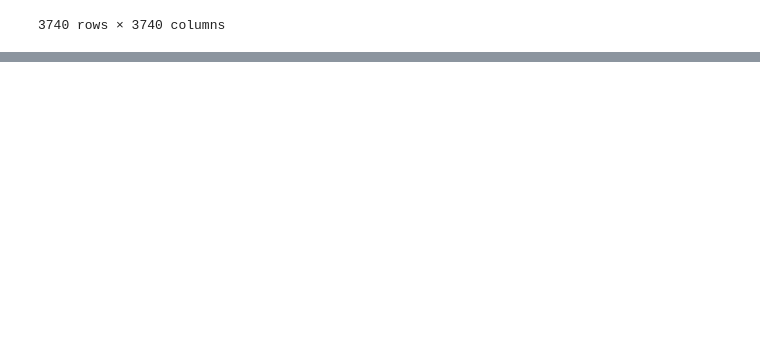
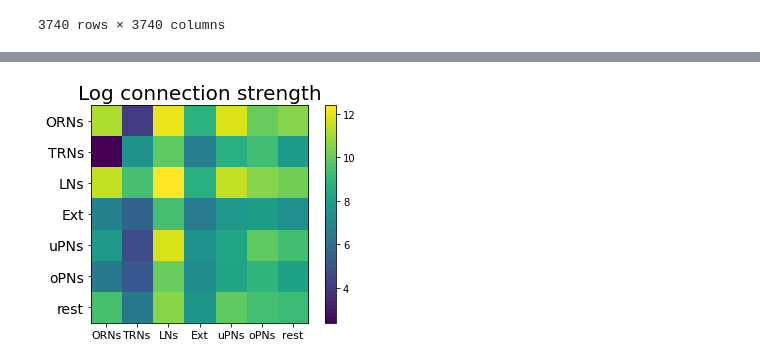
Before and after one commit to AsaBarthMaron/hemibrain_analysis, a Jupyter notebook: 2020_05_28_extrinsic_LN_connectivity.ipynb, the cells around one changed output, grey strips where cells are left out. Saved outputs shown, nothing was run; the diff lists cells and outputs as text; code cells hidden in the pictures; blank space fills up the shorter version.

Commit message:
Completed adjacency matrix manipulation code + heatmap vis. Next - stacked barplots and pie charts.

```diff
--- a/2020_05_28_extrinsic_LN_connectivity.ipynb
+++ b/2020_05_28_extrinsic_LN_connectivity.ipynb
@@ -101,7 +124,7 @@ trn_bids = TRNs['body ID'].astype(int)
 wb = gc.open_by_url('https://docs.google.com/spreadsheets/d/10BljxKhE41hHlKB0Ze6FdFSsEfXXArBpNxlhaPueYVk/edit#gid=911005070')
 
 # Extrinsic neurons
-data_inds = np.arange(1, 31) # Hard coded, due to specifics of data imputation
+data_inds = np.arange(1, 30) # Hard coded, due to specifics of data imputation
 ext = worksheet_to_df(wb.worksheet('ext_analysis'), data_inds)
 ext_bids = ext['body ID'].astype(int)
 
@@ -184,0 +191,14 @@ adj.compress_row_col(orn_bids, 'ORNs')
+# %%
+adj = Adjacency(mat)
+type_bids = {
+    'ORNs':orn_bids,
+    'TRNs':trn_bids,
+    'LNs':ln_bids,
+    'Ext':ext_bids,
+    'uPNs':uPN_bids,
+    'oPNs':oPN_bids
+}
+cmat = adj.compress_matrix(mat, type_bids)
+adj.heatmap(cmat)
+# %% [output]
+[figure, added]
```
Also changed, not shown: parts of 3 cells of this notebook.
